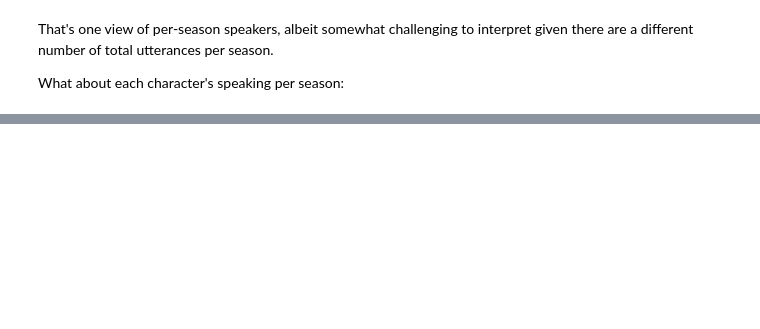
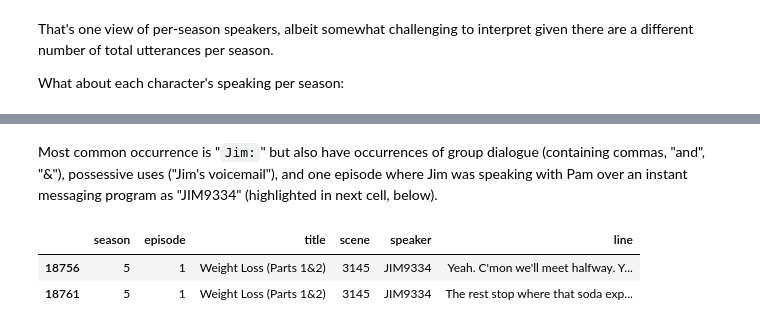
Before and after one commit to Zu1uDe1ta/thats-what-who-said, a Jupyter notebook: 01_preprocess.ipynb, the cells around one changed output, grey strips where cells are left out. Cells and saved outputs as stored; diff of their text form; code cells hidden in the pictures; blank space fills up the shorter version.

```diff
--- a/01_preprocess.ipynb
+++ b/01_preprocess.ipynb
@@ -146,0 +192,10 @@ fig.show()
+# %% [markdown]
+Most common occurrence is "`Jim:`" but also have occurrences of group dialogue (containing commas, "and", "&"), possessive uses ("Jim's voicemail"), and one episode where Jim was speaking with Pam over an instant messaging program as "JIM9334" (highlighted in next cell, below).
+# %%
+script_df.loc[
+    script_df['speaker'] == 'JIM9334'
+]
+# %% [output]
+|  | season | episode | title | scene | speaker | line |
+| 18756 | 5 | 1 | Weight Loss (Parts 1&2) | 3145 | JIM9334 | Yeah. C'mon we'll meet halfway. Y... |
+| 18761 | 5 | 1 | Weight Loss (Parts 1&2) | 3145 | JIM9334 | The rest stop where that soda exp... |
```
Also changed, not shown: parts of 17 cells of this notebook.
